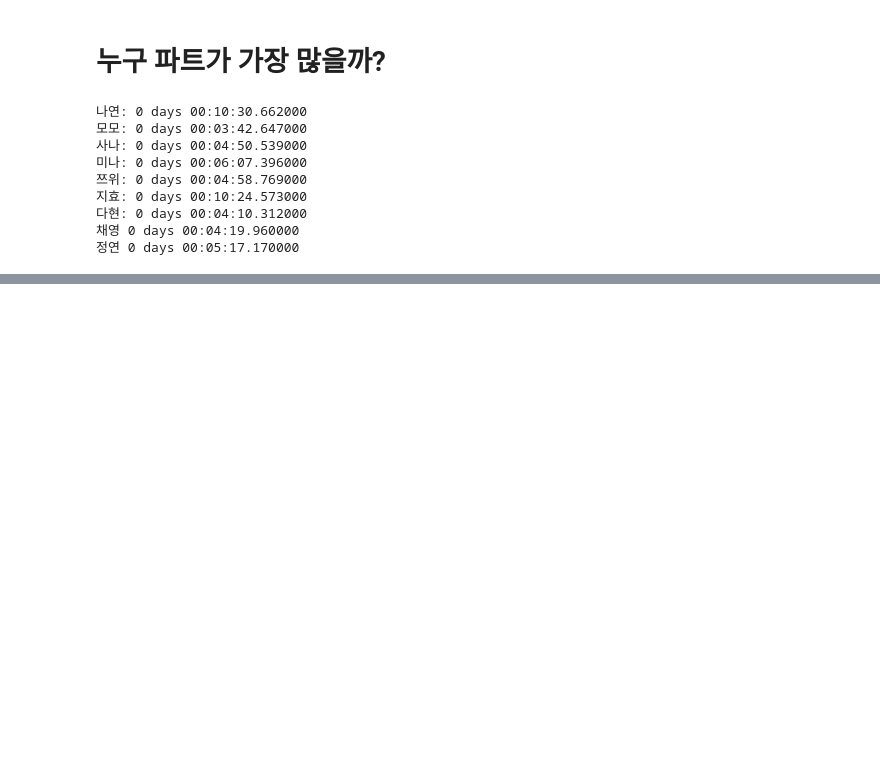
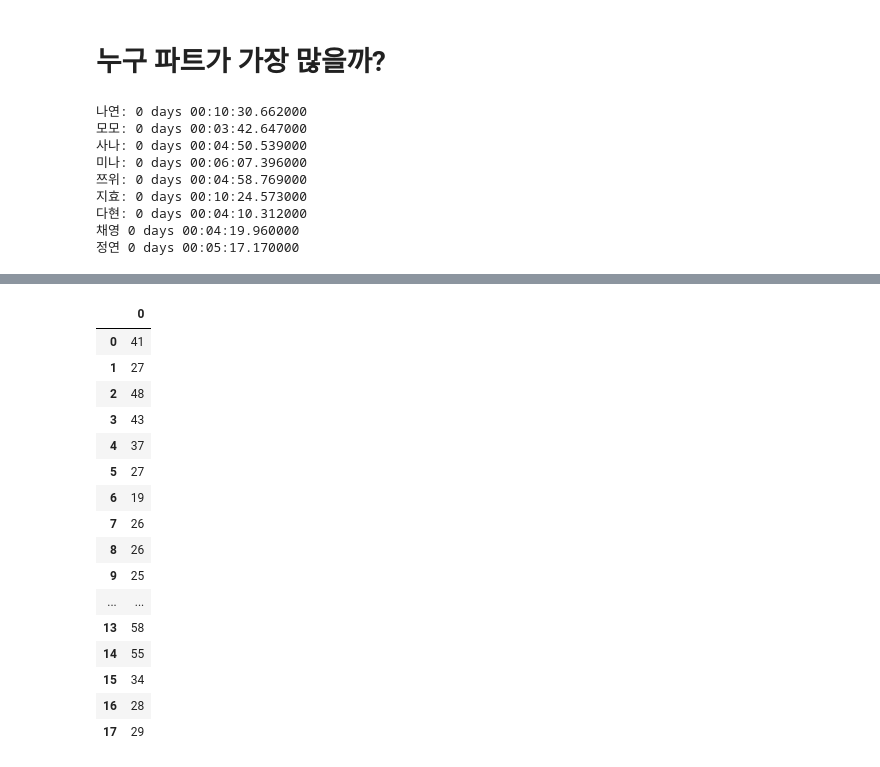
Before and after one commit to YoongSeongHong/Data_analysis_study, a Jupyter notebook: twice.ipynb, the cells around one changed output, grey strips where cells are left out. Saved outputs shown, nothing was run; the diff lists cells and outputs as text; code cells hidden in the pictures; blank space fills up the shorter version.

```diff
--- a/twice.ipynb
+++ b/twice.ipynb
@@ -100,0 +121,28 @@ plt.xticks(rotation = -45)
+# %%
+songs = ['LikeOohAhh', 'TT', 'CheerUp', 'HeartShaker', 'KnockKnock', 'Likey', 'Signal', 'DanceTheNightAway', 'WhatIsLove', 'YesOrYes', 'Fancy', 'FeelSpecial', 'More&More', 'CryForMe', 'ICantStopMe', 'AlcoholFree', 'Scientist', 'TalkThatTalk']
+nayeon_sum = [0] * 18
+for i in range(18):
+    df_songs = df_nayeon[df_nayeon['song_name'] == songs[i]]
+    nayeon_sum[i] = df_songs['time'].sum()
+
+nayeon_sum = pd.DataFrame(nayeon_sum)
+nayeon_sum[0] = nayeon_sum[0].dt.seconds
+nayeon_sum
+# %% [output]
+|  | 0 |
+| 0 | 41 |
+| 1 | 27 |
+| 2 | 48 |
+| 3 | 43 |
+| 4 | 37 |
+| 5 | 27 |
+| 6 | 19 |
+| 7 | 26 |
+| 8 | 26 |
+| 9 | 25 |
+| ... | ... |
+| 13 | 58 |
+| 14 | 55 |
+| 15 | 34 |
+| 16 | 28 |
+| 17 | 29 |
```
Also changed, not shown: parts of 7 cells of this notebook.
